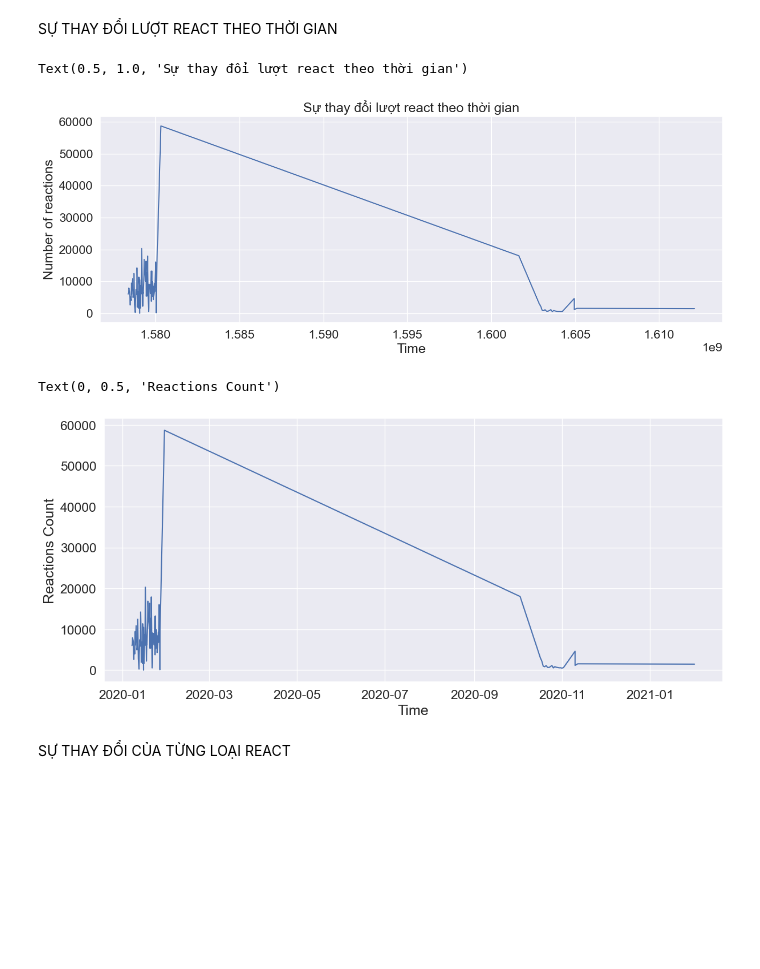
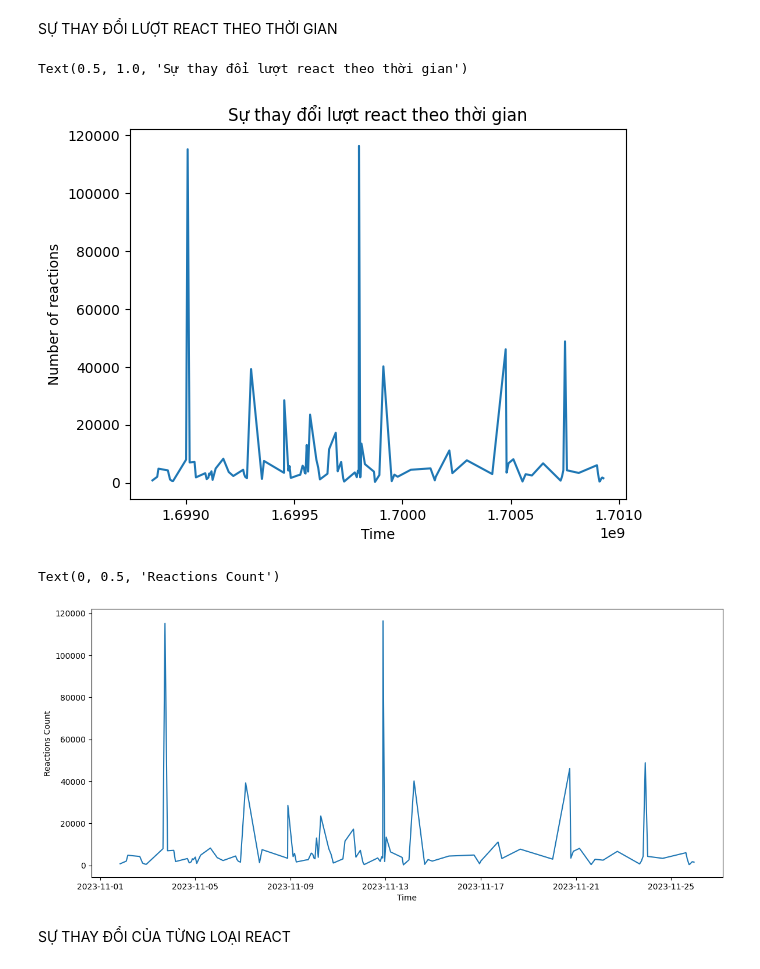
Before and after one commit to phamhoangf/final_project, a Jupyter notebook: Analyze_data.ipynb, the cells around one changed output. Saved outputs shown, nothing was run; the diff lists cells and outputs as text; code cells hidden in the pictures; blank space fills up the shorter version.

```diff
--- a/Analyze_data.ipynb
+++ b/Analyze_data.ipynb
@@ -27,4 +27,4 @@ import pandas as pd
 import matplotlib.pyplot as plt
 import seaborn as sns
 # %%
-raw_df = pd.read_csv('Data\RDVNReborn_after.csv')
+df = pd.read_csv('Data\officialbhafc_after.csv')
@@ -115,15 +83,2 @@ raw_df[['time','timestamp' ,'reaction_count']]
 # %% [markdown]
 ## Reactions analysis
-# %%
-sns.set_theme(style="whitegrid")
-sns.set(rc={'figure.figsize':(15,5)})
-sns.set(font_scale=1.5)
-
-# plot the reactions
-fig, ax = plt.subplots()
-ax = sns.barplot(x=list(reactions.keys()), y=list(reactions.values()))
-ax.set_title("Reactions to RDVN's Facebook Posts")
-ax.set_ylabel("Number of Reactions")
-ax.set_xlabel("Type of Reaction")
-plt.xticks(rotation=-45)
-plt.show()
@@ -169,18 +151,18 @@ plt.show()
 # %% [markdown]
 SỰ THAY ĐỔI LƯỢT REACT THEO THỜI GIAN
 # %%
-df=raw_df
+
 dates=df['timestamp'].to_list()
 reaction_count=df['reaction_count'].to_list()
 dates.reverse()
 reaction_count.reverse()
 plt.plot(dates,reaction_count)
 plt.xlabel('Time')
 plt.ylabel('Number of reactions')
 plt.title('Sự thay đổi lượt react theo thời gian')
 # %% [output]
 Text(0.5, 1.0, 'Sự thay đổi lượt react theo thời gian')
-[figure, old version]
+[figure, new version]
 # %%
 df['time'] = pd.to_datetime(df['time'])
 plt.figure(figsize=(14, 6))
@@ -190,6 +172,6 @@ plt.xlabel('Time')
 plt.ylabel('Reactions Count')
 # %% [output]
 Text(0, 0.5, 'Reactions Count')
-[figure, old version]
+[figure, new version]
 # %% [markdown]
 SỰ THAY ĐỔI CỦA TỪNG LOẠI REACT
```
Also changed, not shown: parts of 32 cells of this notebook, 8 other files.
